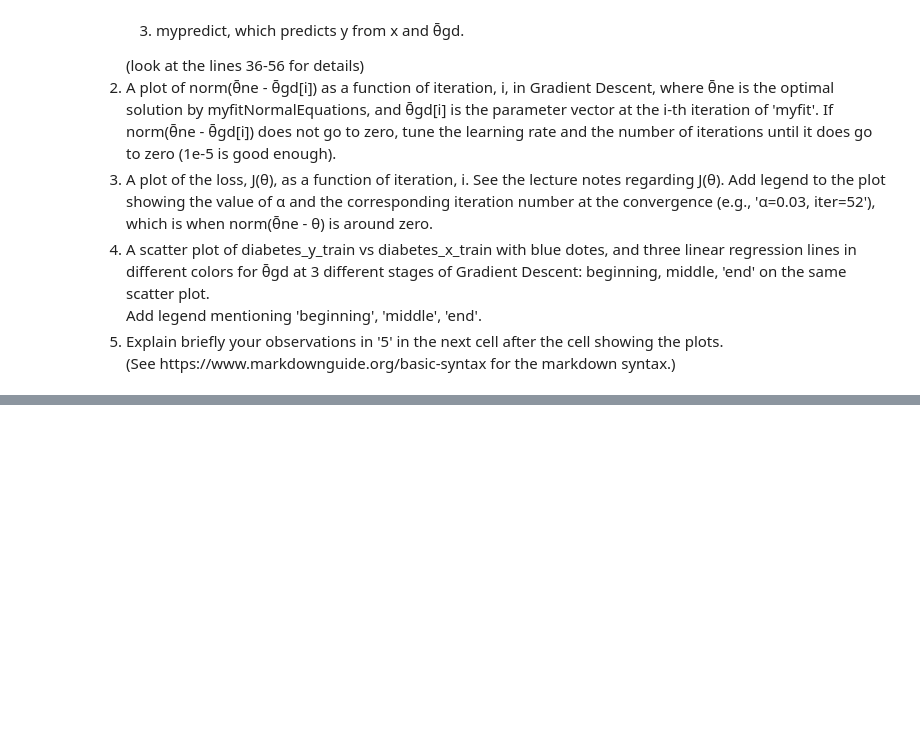
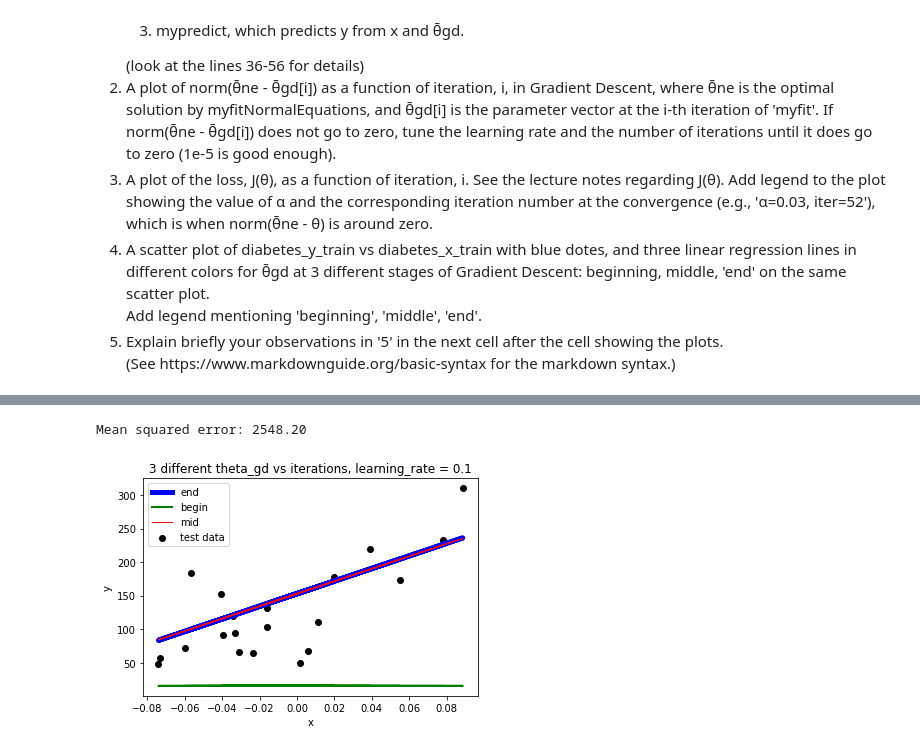
Before and after one commit to ThaoTon910/machine-learning-188, a Jupyter notebook: lab1/plot_ols.ipynb, the cells around one changed output, grey strips where cells are left out. Saved outputs shown, nothing was run; the diff lists cells and outputs as text; code cells hidden in the pictures; blank space fills up the shorter version.

```diff
--- a/lab1/plot_ols.ipynb
+++ b/lab1/plot_ols.ipynb
@@ -148,0 +206,29 @@ Mean squared error: 2548.07
+# %%
+# The mean squared error
+print('Mean squared error: %.2f'
+      % mean_squared_error(diabetes_y_test, diabetes_y_pred))
+
+
+# Plot outputs
+plt.scatter(diabetes_X_test, diabetes_y_test,  color='black', label='test data')
+plt.plot(diabetes_X_test, diabetes_y_pred, color='blue', linewidth=5, label='end')
+plt.plot(diabetes_X_test, diabetes_y_begin_pred, color='green', linewidth=2, label='begin')
+plt.plot(diabetes_X_test, diabetes_y_mid_pred, color='red', linewidth=1, label='mid')
+
+
+
+
+plt.xticks(())
+plt.yticks(())
+plt.legend(loc="upper left")
+plt.yscale('linear')
+plt.xscale('linear')
+plt.title('3 different theta_gd vs iterations, learning_rate = {}'.format(learning_rate))
+plt.xlabel("x")
+plt.ylabel("y")
+plt.show()
+
+# add your plots here
+# %% [output]
+Mean squared error: 2548.20
+[figure, added]
```
Also changed, not shown: parts of 10 cells of this notebook.
